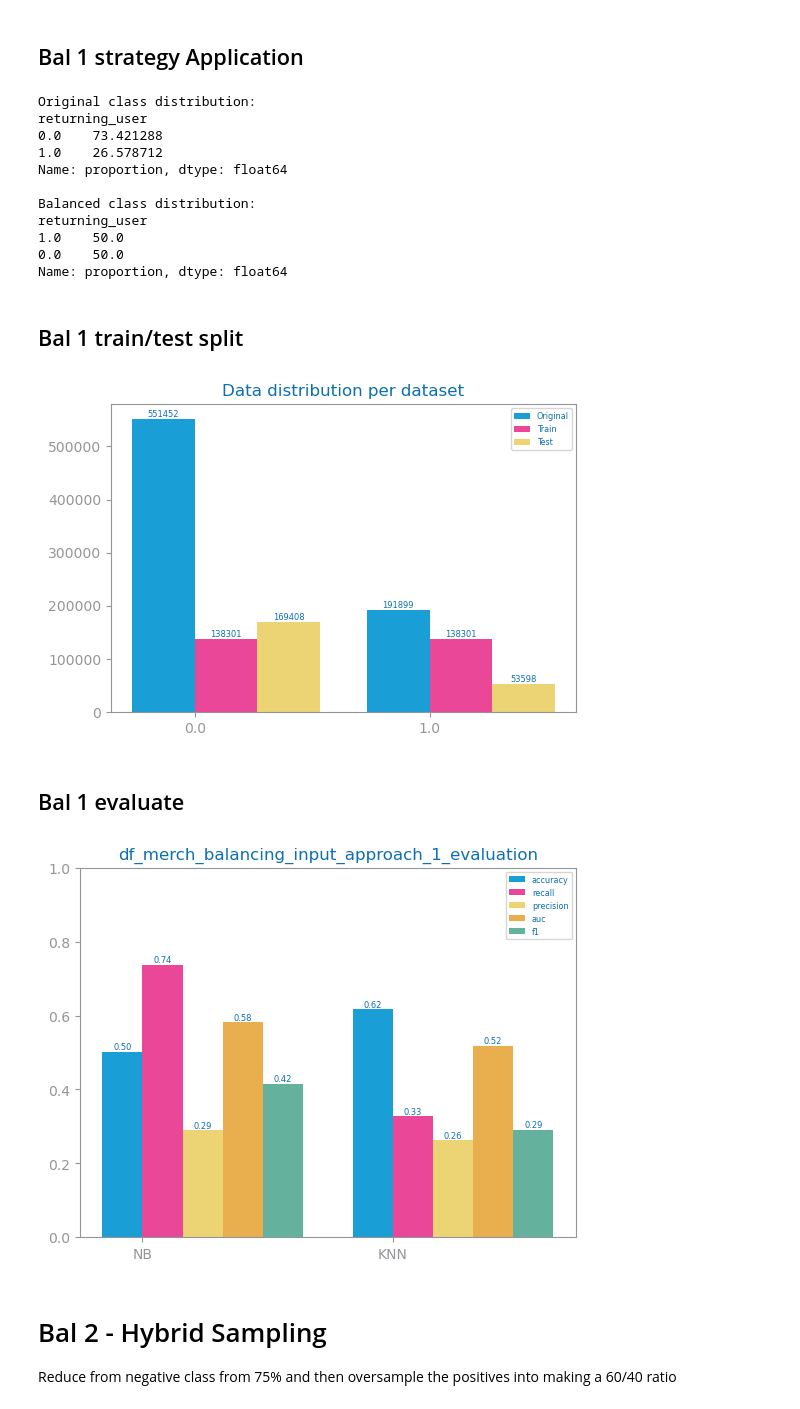
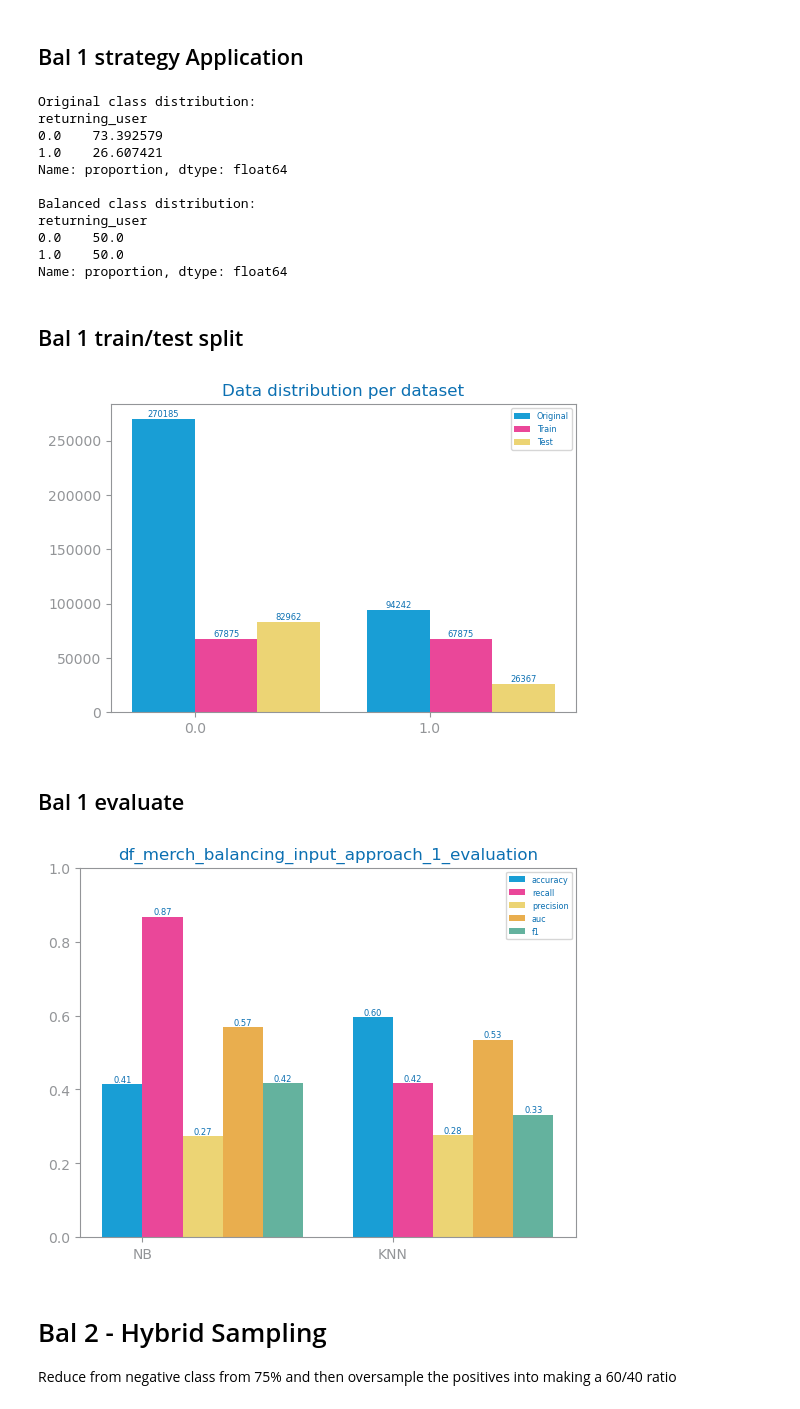
Before and after one commit to jvanalytics/ist_dash_2024_rec, a Jupyter notebook: notebooks/google_merch_store/7_ga4_merch_balancing.ipynb, the cells around one changed output. Drawn from its saved outputs; the diff is of its cells as text; code cells hidden in the pictures.

Commit message:
added functions for data prep to data functions. trying f2

```diff
--- a/notebooks/google_merch_store/7_ga4_merch_balancing.ipynb
+++ b/notebooks/google_merch_store/7_ga4_merch_balancing.ipynb
@@ -40,9 +40,10 @@ if test_data==True:
     train= pd.read_csv(train_filepath)
 
     # sample
-    data=data.sample(frac=0.05, replace=False)
-    test=test.sample(frac=0.05, replace=False)
-    train=train.sample(frac=0.05, replace=False)
+    sample=0.10
+    data = data.groupby('day_of_year').apply(lambda x: sample_per_day(x, sample)).reset_index(drop=True)
+    test = test.groupby('day_of_year').apply(lambda x: sample_per_day(x, sample)).reset_index(drop=True)
+    train = train.groupby('day_of_year').apply(lambda x: sample_per_day(x, sample)).reset_index(drop=True)
 
 
 else:
@@ -187,14 +188,14 @@ test_1=test.copy()
 # %% [output]
 Original class distribution:
 returning_user
-0.0    73.421288
-1.0    26.578712
+0.0    73.392579
+1.0    26.607421
 Name: proportion, dtype: float64
 
 Balanced class distribution:
 returning_user
+0.0    50.0
 1.0    50.0
-0.0    50.0
 Name: proportion, dtype: float64
 # %% [markdown]
 ## Bal 1 train/test split
@@ -230,23 +231,23 @@ if evaluate==True:
     plot_multibar_chart(labels, values, title="Data distribution per dataset")
     show()
 # %% [output]
-[figure, old version]
+[figure, new version]
 # %% [markdown]
 ## Bal 1 evaluate
 # %%
 # evaluate_approach is in data_functions originally from DSLABS/ Data Prep / Methodology
 # removed Multinomial from run_NB function because dataset has negative values
 
 if evaluate==True:
     figure()
-    eval_1: dict[str, list] = evaluate_approach(train_1, test_1, target='returning_user', metric="accuracy")
+    eval_1: dict[str, list] = evaluate_approach(train_1, test_1, target='returning_user', metric="precision")
     plot_multibar_chart(
         ["NB", "KNN"], eval_1, title=f"{file_tag}_approach_1_evaluation", percentage=True
     )
     savefig(f"images/{file_tag}_approach_1_evaluation.png")
     show()
 # %% [output]
-[figure, old version]
+[figure, new version]
 # %% [markdown]
 # Bal 2 - Hybrid Sampling
 
```
Also changed, not shown: parts of 17 cells of this notebook, 53 other files.
